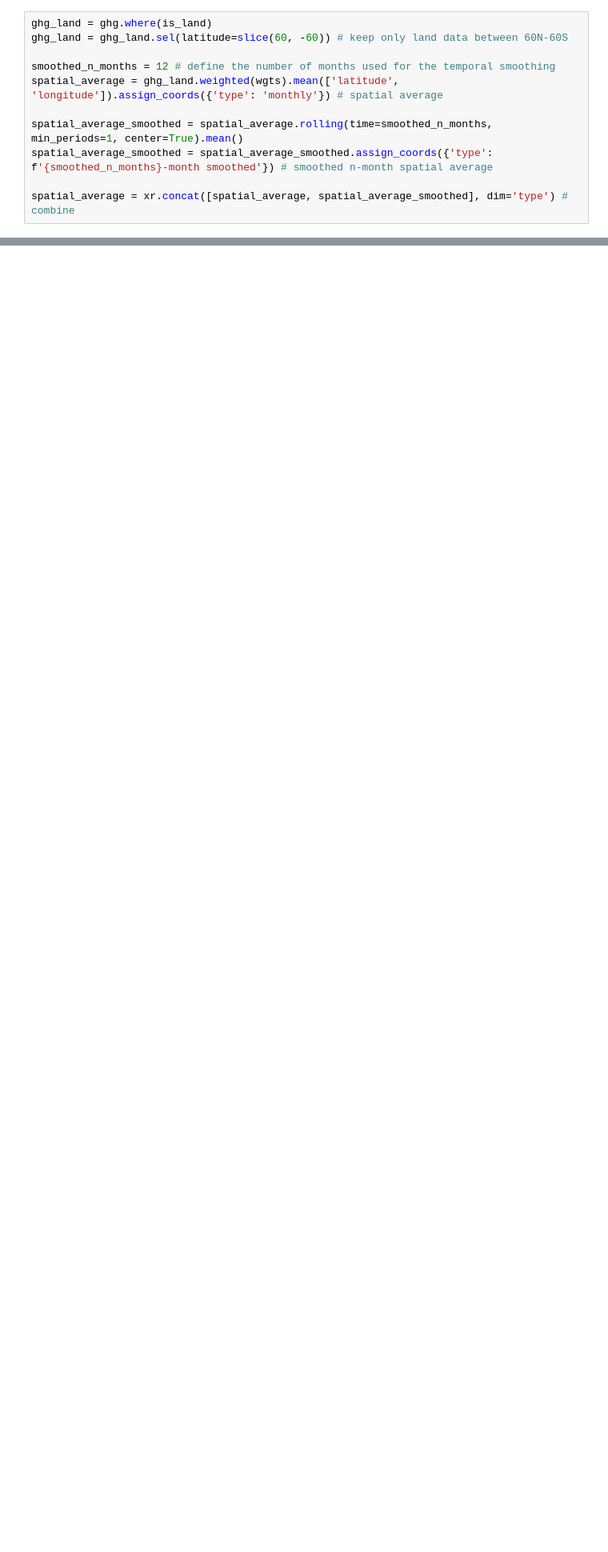
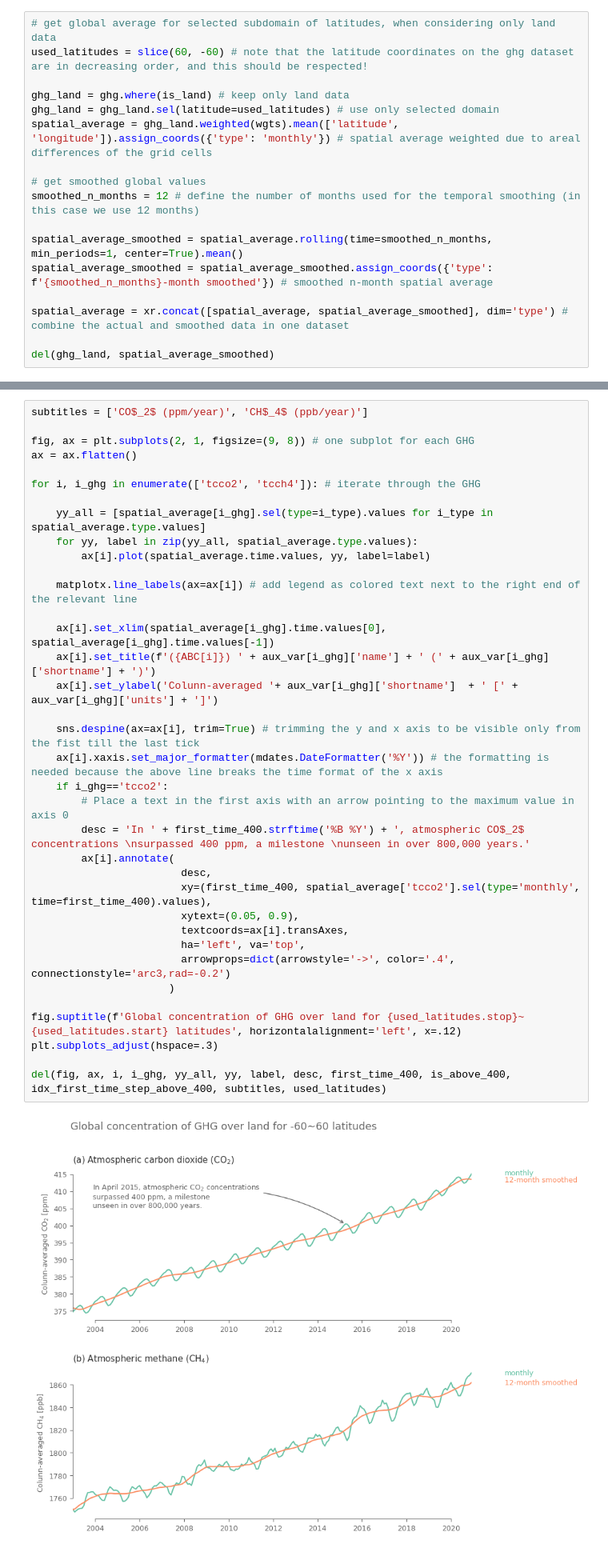
Before and after one commit to ECMWFCode4Earth/sketchbook-earth, a Jupyter notebook: tutorials/01_greenhouse_gases.ipynb, the cells around one changed output, grey strips where cells are left out. Shown at 80% size. Drawn from its saved outputs; the diff is of its cells as text; blank space fills up the shorter version.

```diff
--- a/tutorials/01_greenhouse_gases.ipynb
+++ b/tutorials/01_greenhouse_gases.ipynb
@@ -143,13 +154,19 @@ Attributes:
     units:      degrees_north
     long_name:  latitude
 # %%
-ghg_land = ghg.where(is_land)
-ghg_land = ghg_land.sel(latitude=slice(60, -60)) # keep only land data between 60N-60S
+# get global average for selected subdomain of latitudes, when considering only land data
+used_latitudes = slice(60, -60) # note that the latitude coordinates on the ghg dataset are in decreasing order, and this should be respected!
 
-smoothed_n_months = 12 # define the number of months used for the temporal smoothing
-spatial_average = ghg_land.weighted(wgts).mean(['latitude', 'longitude']).assign_coords({'type': 'monthly'}) # spatial average
+ghg_land = ghg.where(is_land) # keep only land data
+ghg_land = ghg_land.sel(latitude=used_latitudes) # use only selected domain
+spatial_average = ghg_land.weighted(wgts).mean(['latitude', 'longitude']).assign_coords({'type': 'monthly'}) # spatial average weighted due to areal differences of the grid cells
+
+# get smoothed global values
+smoothed_n_months = 12 # define the number of months used for the temporal smoothing (in this case we use 12 months)
 
 spatial_average_smoothed = spatial_average.rolling(time=smoothed_n_months, min_periods=1, center=True).mean()
 spatial_average_smoothed = spatial_average_smoothed.assign_coords({'type': f'{smoothed_n_months}-month smoothed'}) # smoothed n-month spatial average
 
-spatial_average = xr.concat([spatial_average, spatial_average_smoothed], dim='type') # combine
+spatial_average = xr.concat([spatial_average, spatial_average_smoothed], dim='type') # combine the actual and smoothed data in one dataset
+
+del(ghg_land, spatial_average_smoothed)
@@ -155,0 +190,38 @@ spatial_average = xr.concat([spatial_average, spatial_average_smoothed], dim='ty
+# %%
+subtitles = ['CO$_2$ (ppm/year)', 'CH$_4$ (ppb/year)']
+
+fig, ax = plt.subplots(2, 1, figsize=(9, 8)) # one subplot for each GHG
+ax = ax.flatten()
+
+for i, i_ghg in enumerate(['tcco2', 'tcch4']): # iterate through the GHG
+
+    yy_all = [spatial_average[i_ghg].sel(type=i_type).values for i_type in spatial_average.type.values]
+    for yy, label in zip(yy_all, spatial_average.type.values):
+        ax[i].plot(spatial_average.time.values, yy, label=label)
+
+    matplotx.line_labels(ax=ax[i]) # add legend as colored text next to the right end of the relevant line
+
+    ax[i].set_xlim(spatial_average[i_ghg].time.values[0], spatial_average[i_ghg].time.values[-1])
+    ax[i].set_title(f'({ABC[i]}) ' + aux_var[i_ghg]['name'] + ' (' + aux_var[i_ghg]['shortname'] + ')')
+    ax[i].set_ylabel('Colunn-averaged '+ aux_var[i_ghg]['shortname']  + ' [' + aux_var[i_ghg]['units'] + ']')
+
+    sns.despine(ax=ax[i], trim=True) # trimming the y and x axis to be visible only from the fist till the last tick
+    ax[i].xaxis.set_major_formatter(mdates.DateFormatter('%Y')) # the formatting is needed because the above line breaks the time format of the x axis
+    if i_ghg=='tcco2':
+        # Place a text in the first axis with an arrow pointing to the maximum value in axis 0
+        desc = 'In ' + first_time_400.strftime('%B %Y') + ', atmospheric CO$_2$ concentrations \nsurpassed 400 ppm, a milestone \nunseen in over 800,000 years.'
+        ax[i].annotate(
+                        desc,
+                        xy=(first_time_400, spatial_average['tcco2'].sel(type='monthly', time=first_time_400).values),
+                        xytext=(0.05, 0.9),
+                        textcoords=ax[i].transAxes,
+                        ha='left', va='top',
+                        arrowprops=dict(arrowstyle='->', color='.4', connectionstyle='arc3,rad=-0.2')
+                      )
+
+fig.suptitle(f'Global concentration of GHG over land for {used_latitudes.stop}~{used_latitudes.start} latitudes', horizontalalignment='left', x=.12)
+plt.subplots_adjust(hspace=.3)
+
+del(fig, ax, i, i_ghg, yy_all, yy, label, desc, first_time_400, is_above_400, idx_first_time_step_above_400, subtitles, used_latitudes)
+# %% [output]
+[figure, added]
```
Also changed, not shown: parts of 43 cells of this notebook, 1 other file.
